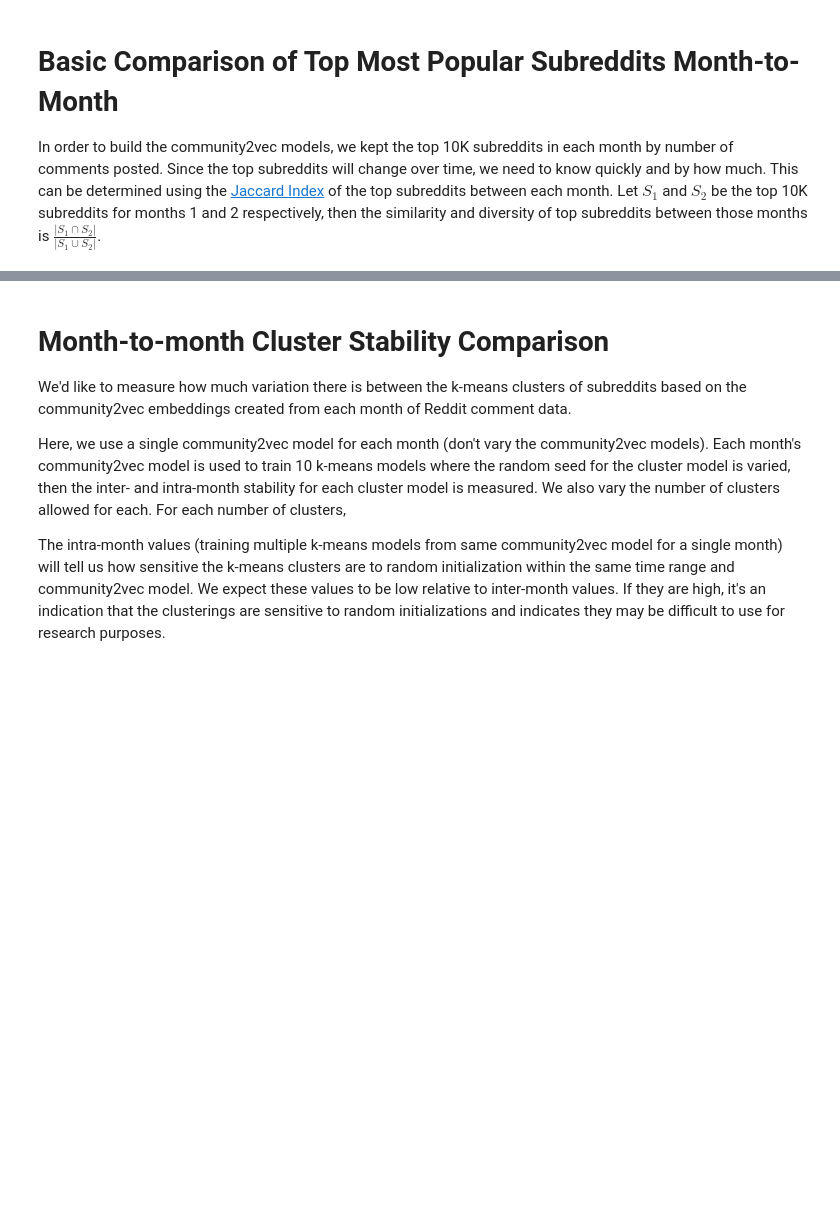
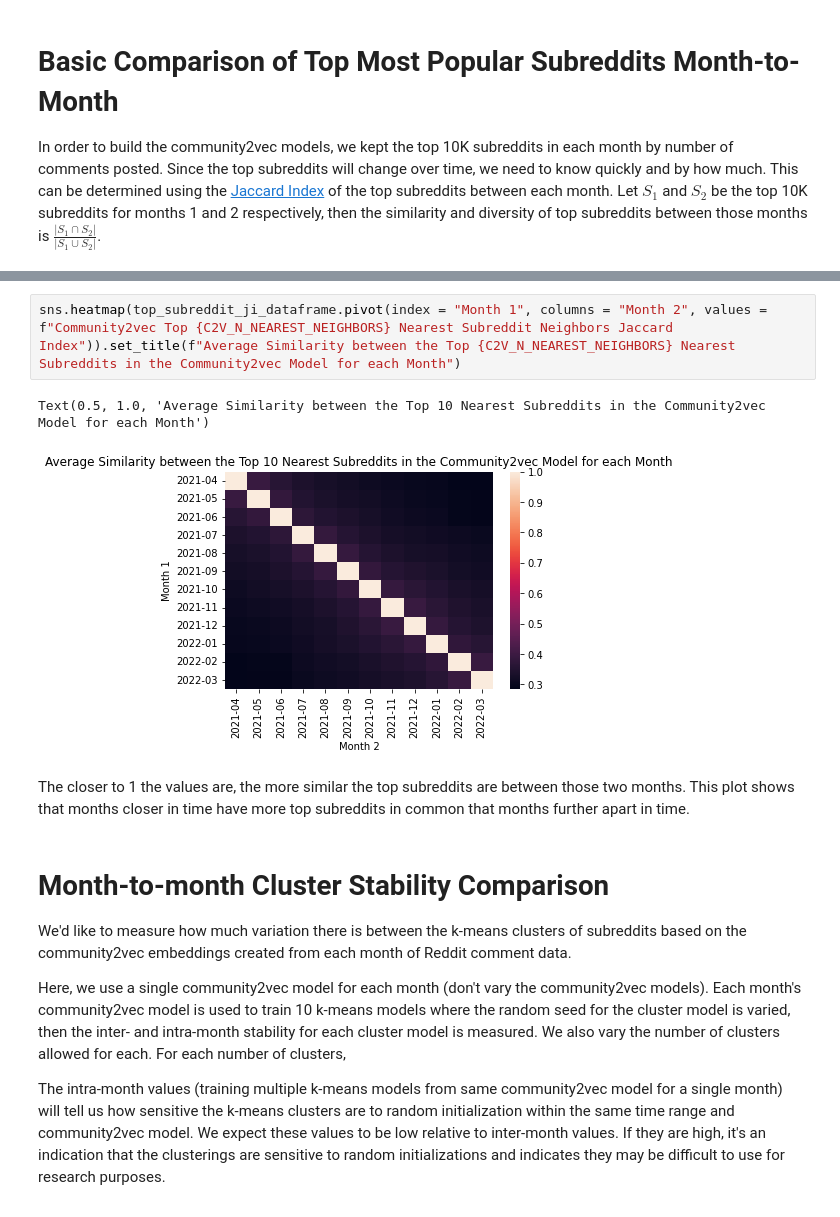
Before and after one commit to UMassCDS/IHOP-Reddit, a Jupyter notebook: notebooks/clustering_stability_metrics_and_visualizations.ipynb, the cells around one changed output, grey strips where cells are left out. Drawn from its saved outputs; the diff is of its cells as text; blank space fills up the shorter version.

```diff
--- a/notebooks/clustering_stability_metrics_and_visualizations.ipynb
+++ b/notebooks/clustering_stability_metrics_and_visualizations.ipynb
@@ -10,3 +101,10 @@ In order to build the community2vec models, we kept the top 10K subreddits in ea
+# %%
+sns.heatmap(top_subreddit_ji_dataframe.pivot(index = "Month 1", columns = "Month 2", values = f"Community2vec Top {C2V_N_NEAREST_NEIGHBORS} Nearest Subreddit Neighbors Jaccard Index")).set_title(f"Average Similarity between the Top {C2V_N_NEAREST_NEIGHBORS} Nearest Subreddits in the Community2vec Model for each Month")
+# %% [output]
+Text(0.5, 1.0, 'Average Similarity between the Top 10 Nearest Subreddits in the Community2vec Model for each Month')
+[figure, added]
+# %% [markdown]
+The closer to 1 the values are, the more similar the top subreddits are between those two months. This plot shows that months closer in time have more top subreddits in common that months further apart in time.
 # %% [markdown]
 # Month-to-month Cluster Stability Comparison
 We'd like to measure how much variation there is between the k-means clusters of subreddits based on the community2vec embeddings created from each month of Reddit comment data.
```
Also changed, not shown: parts of 5 cells of this notebook, 2 other files.
